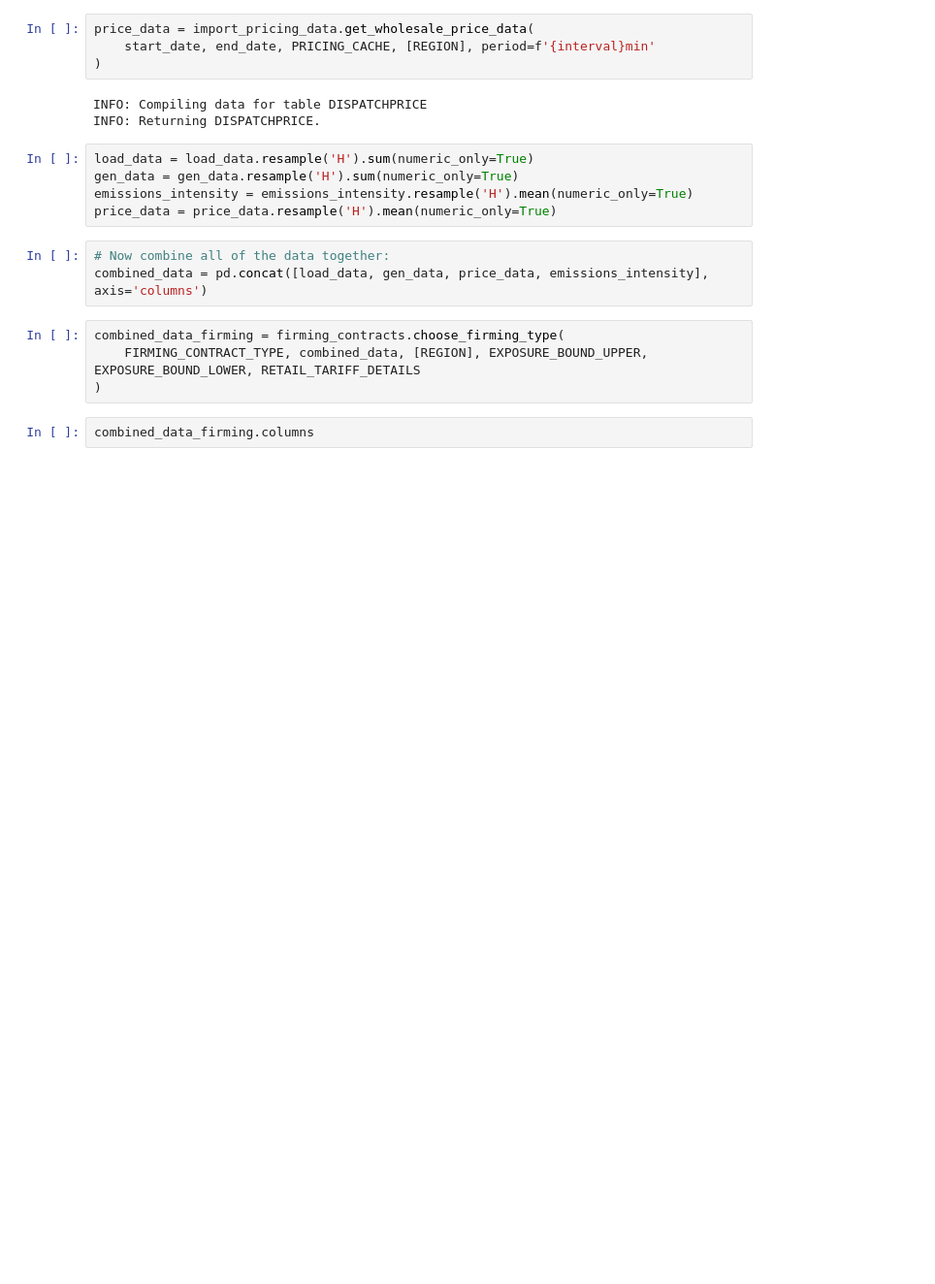
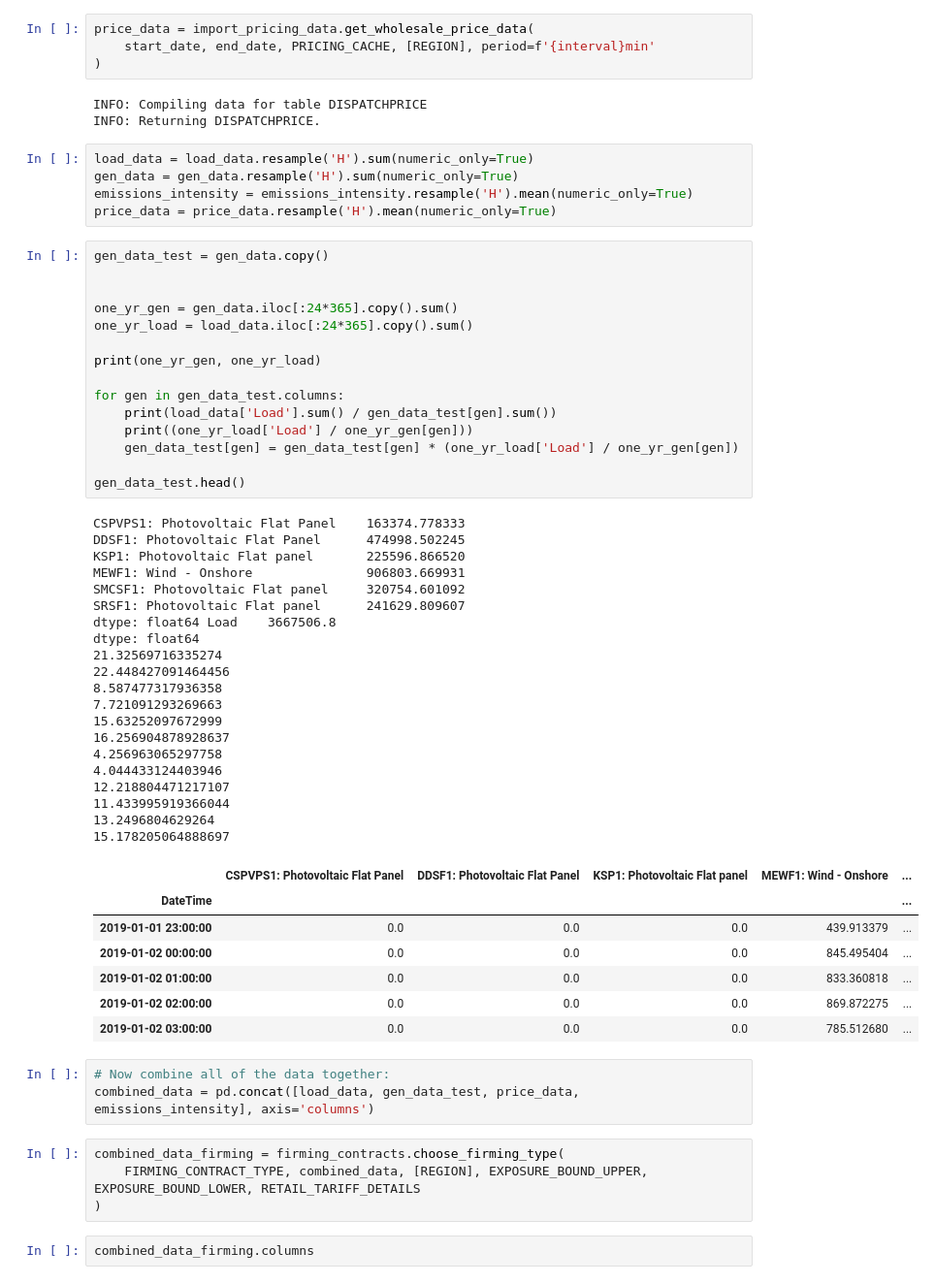
Before and after one commit to EllieKallmier/ppa_analysis, a Jupyter notebook: flow_notebook.ipynb, the cells around one changed output. Shown at 97% size. Saved outputs shown, nothing was run; the diff lists cells and outputs as text; blank space fills up the shorter version.

```diff
--- a/flow_notebook.ipynb
+++ b/flow_notebook.ipynb
@@ -114,9 +140,52 @@ load_data = load_data.resample('H').sum(numeric_only=True)
 gen_data = gen_data.resample('H').sum(numeric_only=True)
 emissions_intensity = emissions_intensity.resample('H').mean(numeric_only=True)
 price_data = price_data.resample('H').mean(numeric_only=True)
+# %%
+gen_data_test = gen_data.copy()
+
+
+one_yr_gen = gen_data.iloc[:24*365].copy().sum()
+one_yr_load = load_data.iloc[:24*365].copy().sum()
+
+print(one_yr_gen, one_yr_load)
+
+for gen in gen_data_test.columns:
+    print(load_data['Load'].sum() / gen_data_test[gen].sum())
+    print((one_yr_load['Load'] / one_yr_gen[gen]))
+    gen_data_test[gen] = gen_data_test[gen] * (one_yr_load['Load'] / one_yr_gen[gen])
+
+gen_data_test.head()
+# %% [output]
+CSPVPS1: Photovoltaic Flat Panel    163374.778333
+DDSF1: Photovoltaic Flat Panel      474998.502245
+KSP1: Photovoltaic Flat panel       225596.866520
+MEWF1: Wind - Onshore               906803.669931
+SMCSF1: Photovoltaic Flat panel     320754.601092
+SRSF1: Photovoltaic Flat panel      241629.809607
+dtype: float64 Load    3667506.8
+dtype: float64
+21.32569716335274
+22.448427091464456
+8.587477317936358
+7.721091293269663
+15.63252097672999
+16.256904878928637
+4.256963065297758
+4.044433124403946
+12.218804471217107
+11.433995919366044
+13.2496804629264
+15.178205064888697
+|  | CSPVPS1: Photovoltaic Flat Panel | DDSF1: Photovoltaic Flat Panel | KSP1: Photovoltaic Flat panel | MEWF1: Wind - Onshore | ... |
+| DateTime |  |  |  |  | ... |
+| 2019-01-01 23:00:00 | 0.0 | 0.0 | 0.0 | 439.913379 | ... |
+| 2019-01-02 00:00:00 | 0.0 | 0.0 | 0.0 | 845.495404 | ... |
+| 2019-01-02 01:00:00 | 0.0 | 0.0 | 0.0 | 833.360818 | ... |
+| 2019-01-02 02:00:00 | 0.0 | 0.0 | 0.0 | 869.872275 | ... |
+| 2019-01-02 03:00:00 | 0.0 | 0.0 | 0.0 | 785.512680 | ... |
 # %%
 # Now combine all of the data together:
-combined_data = pd.concat([load_data, gen_data, price_data, emissions_intensity], axis='columns')
+combined_data = pd.concat([load_data, gen_data_test, price_data, emissions_intensity], axis='columns')
 # %%
 combined_data_firming = firming_contracts.choose_firming_type(
     FIRMING_CONTRACT_TYPE, combined_data, [REGION], EXPOSURE_BOUND_UPPER, EXPOSURE_BOUND_LOWER, RETAIL_TARIFF_DETAILS
```
Also changed, not shown: parts of 14 cells of this notebook.
